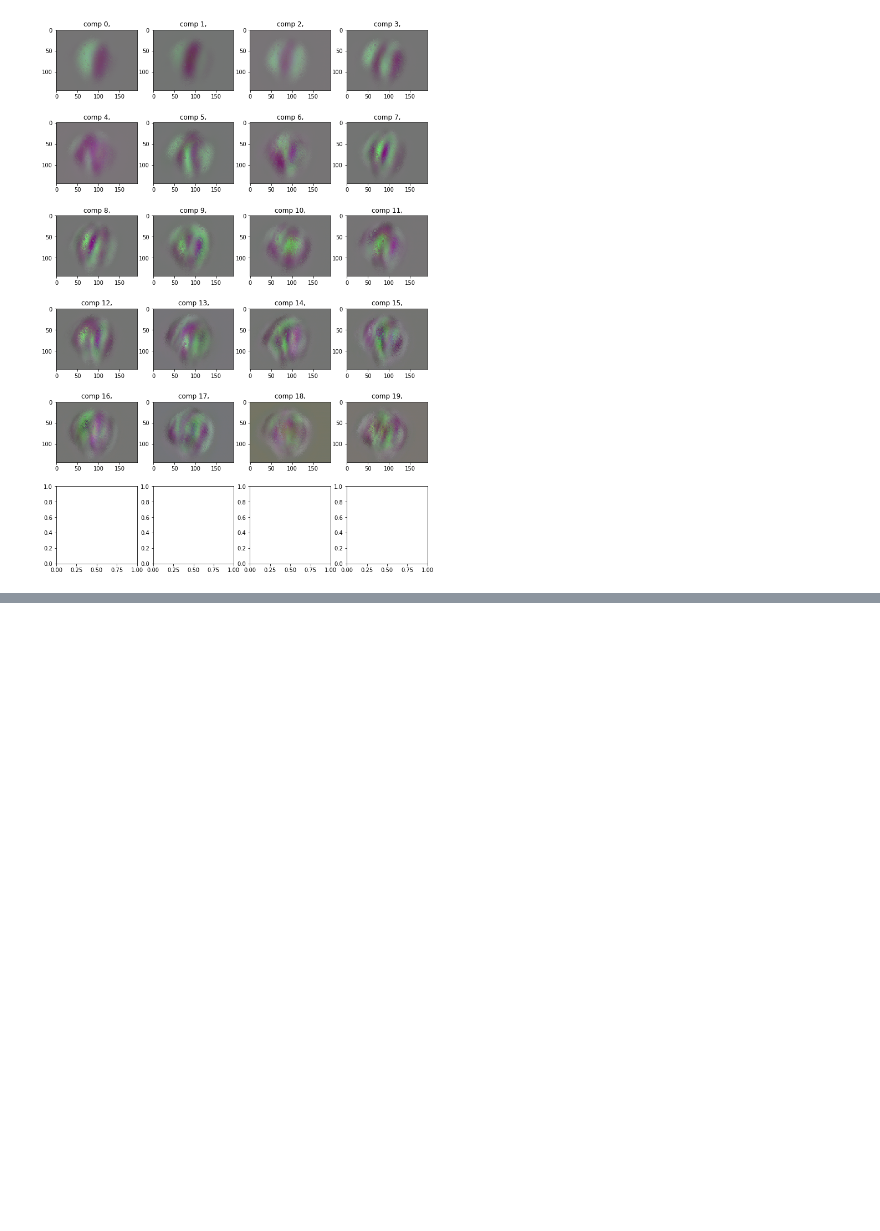
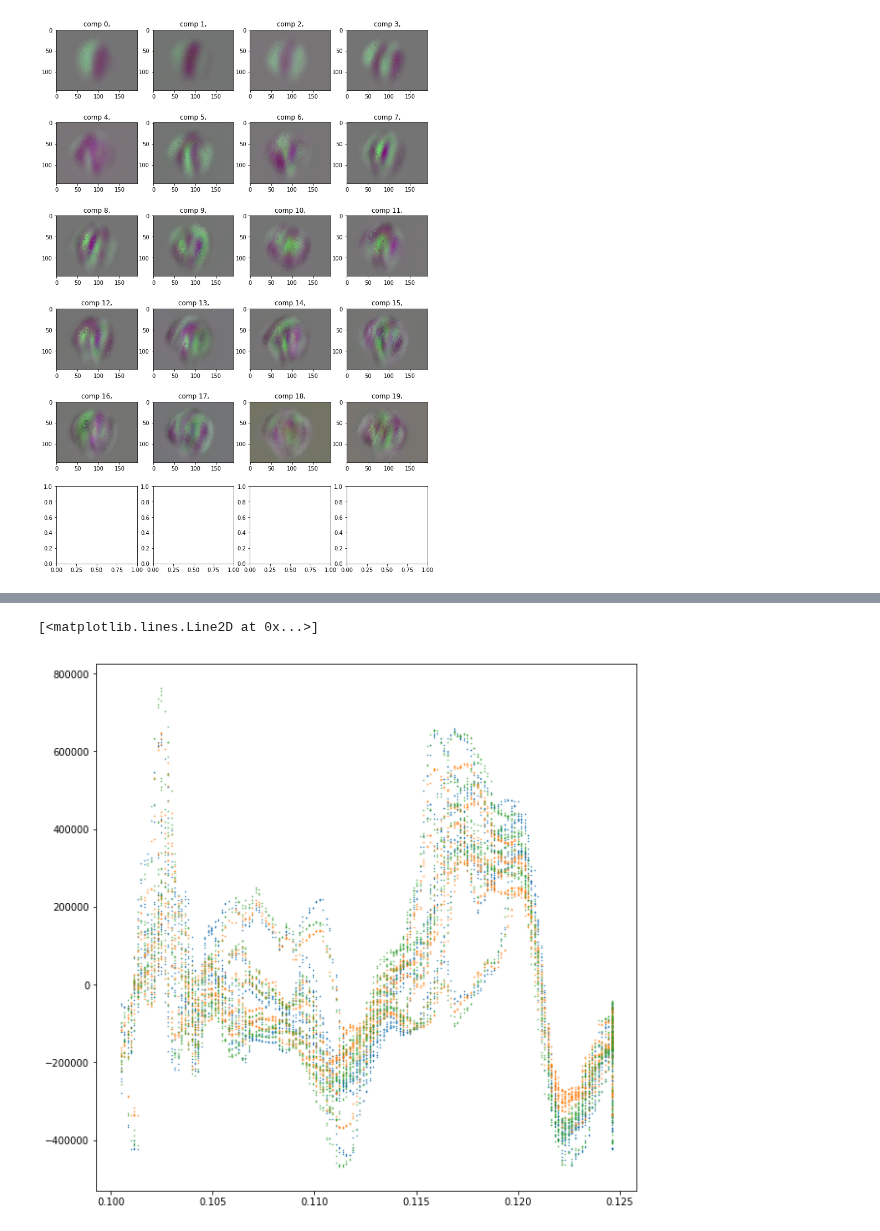
Before and after one commit to DaniloZZZ/quantTechLab, a Jupyter notebook: analysis/dataset_inspection.ipynb, the cells around one changed output, grey strips where cells are left out. Drawn from its saved outputs; the diff is of its cells as text; code cells hidden in the pictures; blank space fills up the shorter version.

```diff
--- a/analysis/dataset_inspection.ipynb
+++ b/analysis/dataset_inspection.ipynb
@@ -113,3 +113,6 @@ for i, img, ax in zip(range(len(basis)), imgs, axs):
 Min, max 0.0 1.0
 20
 [figure]
+# %%
+%%time
+transformed = pca.transform(X)
@@ -115,0 +121,11 @@ Min, max 0.0 1.0
+# %%
+plt.figure(figsize=(10,10))
+comp1 = transformed.T[0]
+plt.plot( dst3.target, comp1, '.', markersize=1)
+comp1 = transformed.T[1]
+plt.plot( dst3.target, comp1, 'o', markersize=1, alpha=0.5)
+comp1 = transformed.T[2]
+plt.plot( dst3.target, comp1, 'p', markersize=1, alpha=0.5)
+# %% [output]
+[<matplotlib.lines.Line2D at 0x...>]
+[figure, added]
```
Also changed, not shown: parts of 3 cells of this notebook.
